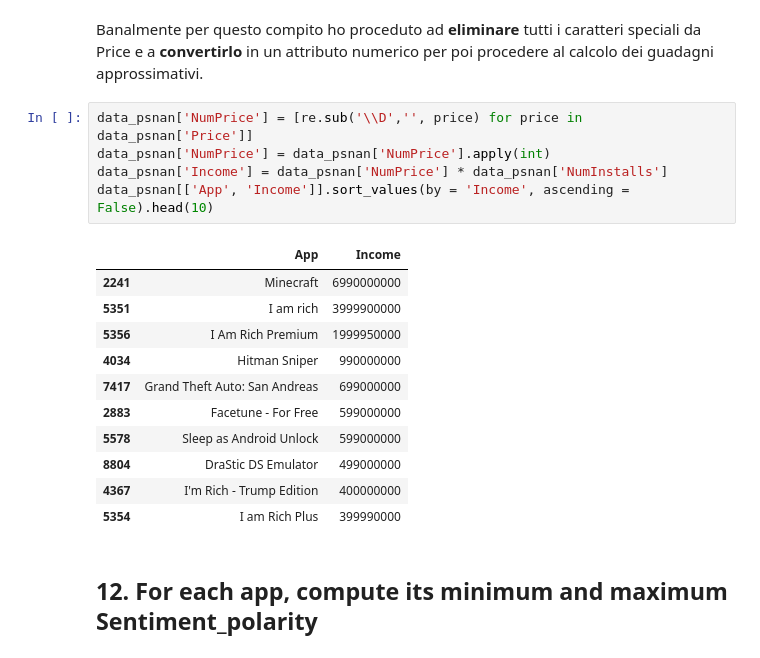
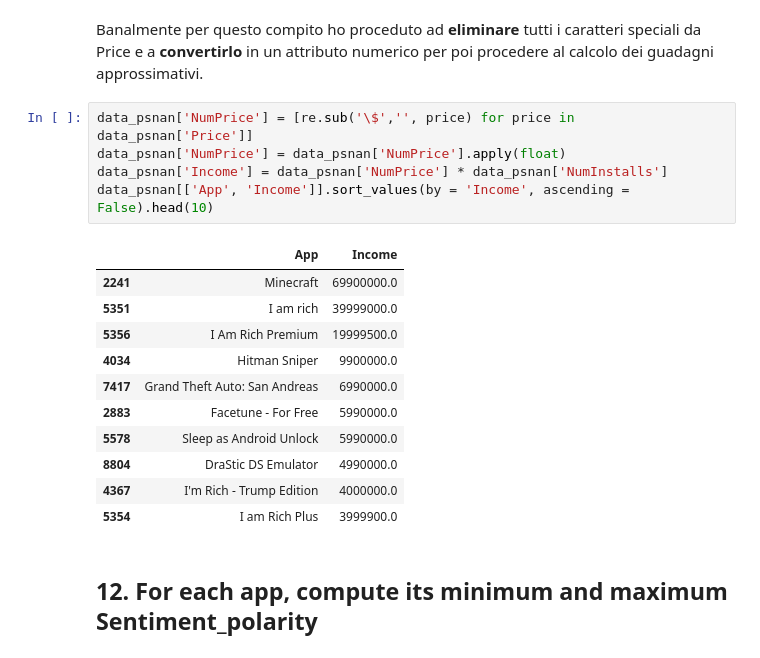
Before and after one commit to faber6911/Foundation-of-Computer-Science-project, a Jupyter notebook: FOCS_Project.ipynb, the cells around one changed output. Cells and saved outputs as stored; diff of their text form.

```diff
--- a/FOCS_Project.ipynb
+++ b/FOCS_Project.ipynb
@@ -369,22 +369,22 @@ genres_3.groupby('Single_genre')['Rating'].mean().max()
 # %% [markdown]
 Banalmente per questo compito ho proceduto ad **eliminare** tutti i caratteri speciali da Price e a **convertirlo** in un attributo numerico per poi procedere al calcolo dei guadagni approssimativi.
 # %%
-data_psnan['NumPrice'] = [re.sub('\\D','', price) for price in data_psnan['Price']]
-data_psnan['NumPrice'] = data_psnan['NumPrice'].apply(int)
+data_psnan['NumPrice'] = [re.sub('\$','', price) for price in data_psnan['Price']]
+data_psnan['NumPrice'] = data_psnan['NumPrice'].apply(float)
 data_psnan['Income'] = data_psnan['NumPrice'] * data_psnan['NumInstalls']
 data_psnan[['App', 'Income']].sort_values(by = 'Income', ascending = False).head(10)
 # %% [output]
 |  | App | Income |
-| 2241 | Minecraft | 6990000000 |
-| 5351 | I am rich | 3999900000 |
-| 5356 | I Am Rich Premium | 1999950000 |
-| 4034 | Hitman Sniper | 990000000 |
-| 7417 | Grand Theft Auto: San Andreas | 699000000 |
-| 2883 | Facetune - For Free | 599000000 |
-| 5578 | Sleep as Android Unlock | 599000000 |
-| 8804 | DraStic DS Emulator | 499000000 |
-| 4367 | I'm Rich - Trump Edition | 400000000 |
-| 5354 | I am Rich Plus | 399990000 |
+| 2241 | Minecraft | 69900000.0 |
+| 5351 | I am rich | 39999000.0 |
+| 5356 | I Am Rich Premium | 19999500.0 |
+| 4034 | Hitman Sniper | 9900000.0 |
+| 7417 | Grand Theft Auto: San Andreas | 6990000.0 |
+| 2883 | Facetune - For Free | 5990000.0 |
+| 5578 | Sleep as Android Unlock | 5990000.0 |
+| 8804 | DraStic DS Emulator | 4990000.0 |
+| 4367 | I'm Rich - Trump Edition | 4000000.0 |
+| 5354 | I am Rich Plus | 3999900.0 |
 # %% [markdown]
 ## 12. For each app, compute its minimum and maximum Sentiment_polarity
 # %% [markdown]
```
Also changed, not shown: parts of 1 cell of this notebook.
